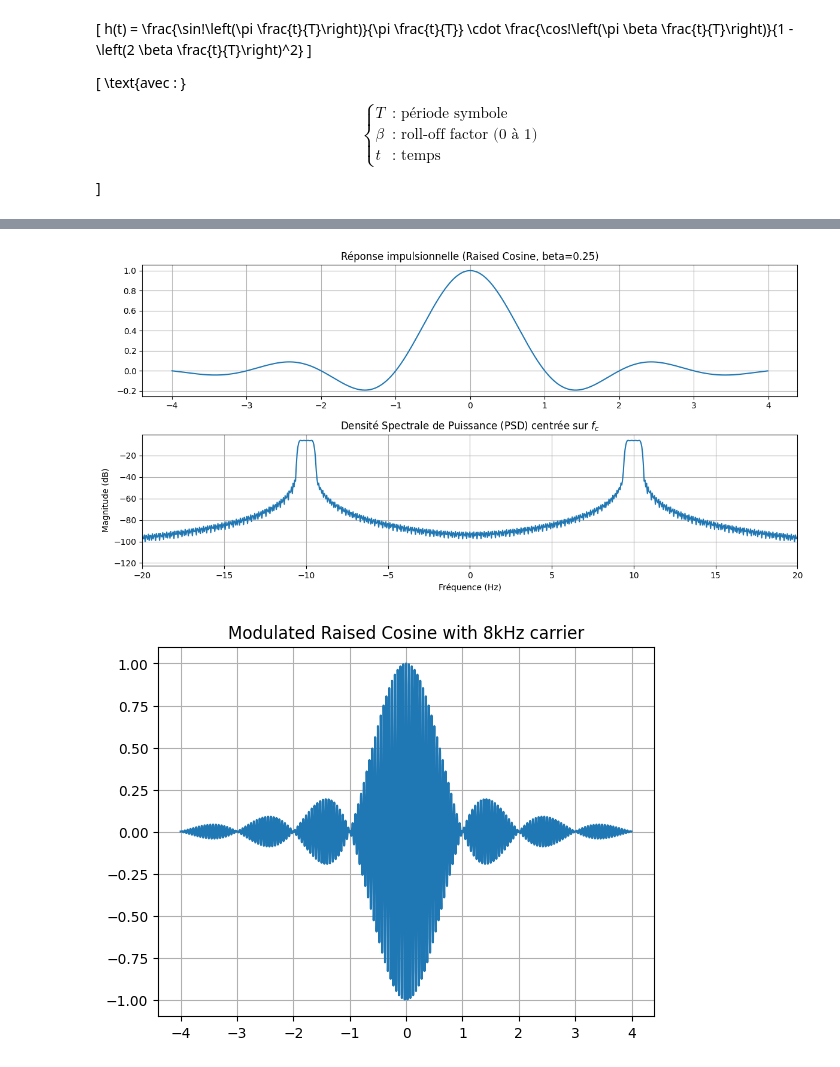
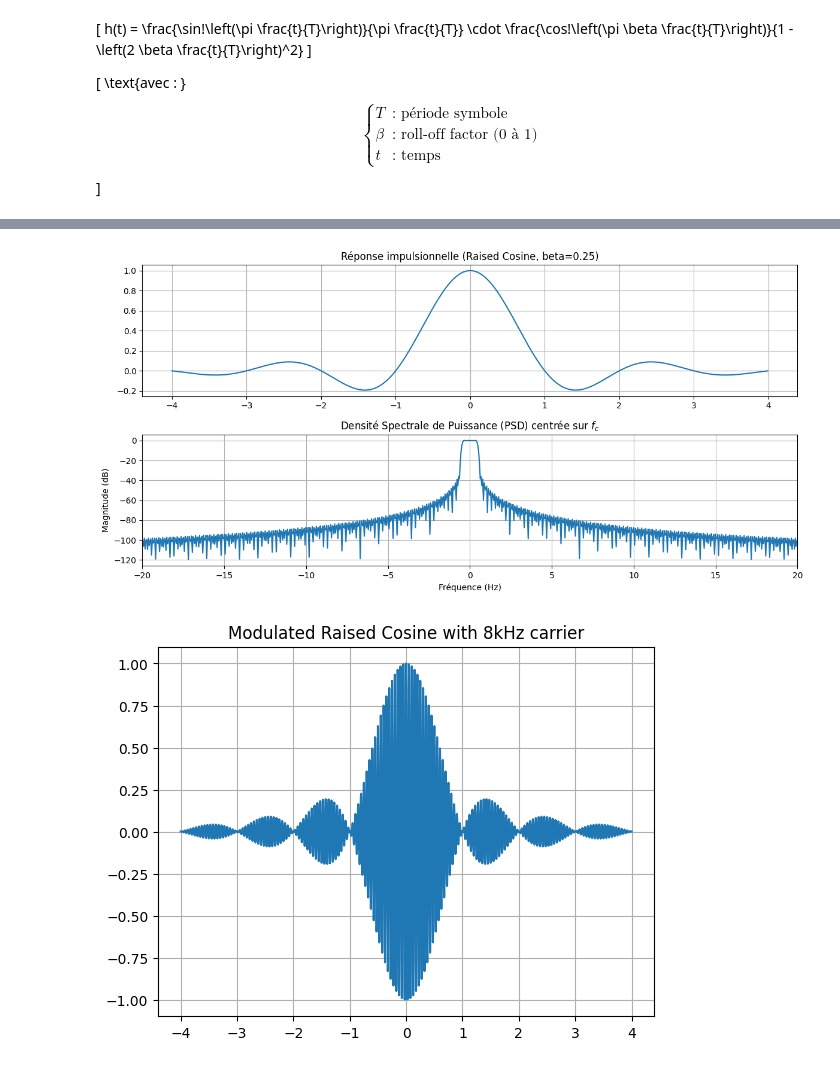
Before and after one commit to zomboky/space-telecommunications, a Jupyter notebook: versiont1.ipynb, the cells around one changed output, grey strips where cells are left out. Drawn from its saved outputs; the diff is of its cells as text; code cells hidden in the pictures.

```diff
--- a/versiont1.ipynb
+++ b/versiont1.ipynb
@@ -93,7 +93,7 @@ fs = 100        # Fréquence d'échantillonnage (1/dt)
 dt = 1/fs
 fc = 10          # Fréquence porteuse
 sigma_a2 = 1.0   # Variance des symboles (puissance)
-t, h = raised_cosine(T1, beta, span, dt)
+t, h = raised_cosine(T, beta, span, dt)
 
 # 2. Calcul de la DSP via FFT
 # On utilise un padding pour avoir une meilleure résolution fréquentielle
@@ -101,38 +101,36 @@ NFFT = 2048
 H_freq = np.fft.fftshift(np.fft.fft(h, NFFT)) * dt
 freqs = np.fft.fftshift(np.fft.fftfreq(NFFT, dt))
 
 # Puissance du filtre (P_D dans ta formule)
 PSD_baseband = np.abs(H_freq)**2
 
 # 3. Application de la formule : Translation autour de +/- fc
 # On simule le décalage fréquentiel
-PSD_total = (sigma_a2 / (4 * T)) * (
-    np.interp(freqs - fc, freqs, PSD_baseband, left=0, right=0) +
-    np.interp(freqs + fc, freqs, PSD_baseband, left=0, right=0)
-)
+PSD_total = (sigma_a2 / T) * (np.abs(H_freq)**2)
+
 
 # --- Affichage ---
 plt.figure(figsize=(12, 6))
 
 # Plot Temporel
 plt.subplot(2, 1, 1)
 plt.plot(t, h)
 plt.title(f"Réponse impulsionnelle (Raised Cosine, beta={beta})")
 plt.grid(True)
 
 # Plot Fréquentiel (DSP)
 plt.subplot(2, 1, 2)
 plt.plot(freqs, 10 * np.log10(PSD_total + 1e-12)) # En dB
 plt.title("Densité Spectrale de Puissance (PSD) centrée sur $f_c$")
 plt.xlabel("Fréquence (Hz)")
 plt.ylabel("Magnitude (dB)")
 plt.xlim(-fc*2, fc*2)
 plt.grid(True)
 
 plt.tight_layout()
 plt.show()
 # %% [output]
-[figure, old version]
+[figure, new version]
 # %%
 import scipy.signal as signal
 # For modulated signal, use higher sampling rate to properly represent 8kHz carrier
```
Also changed, not shown: parts of 3 cells of this notebook.
